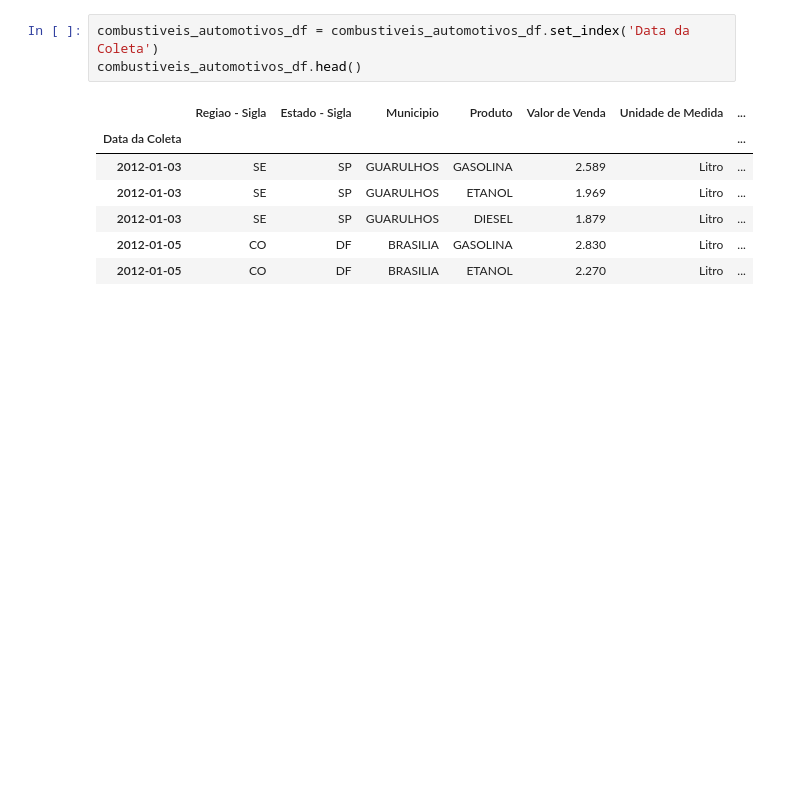
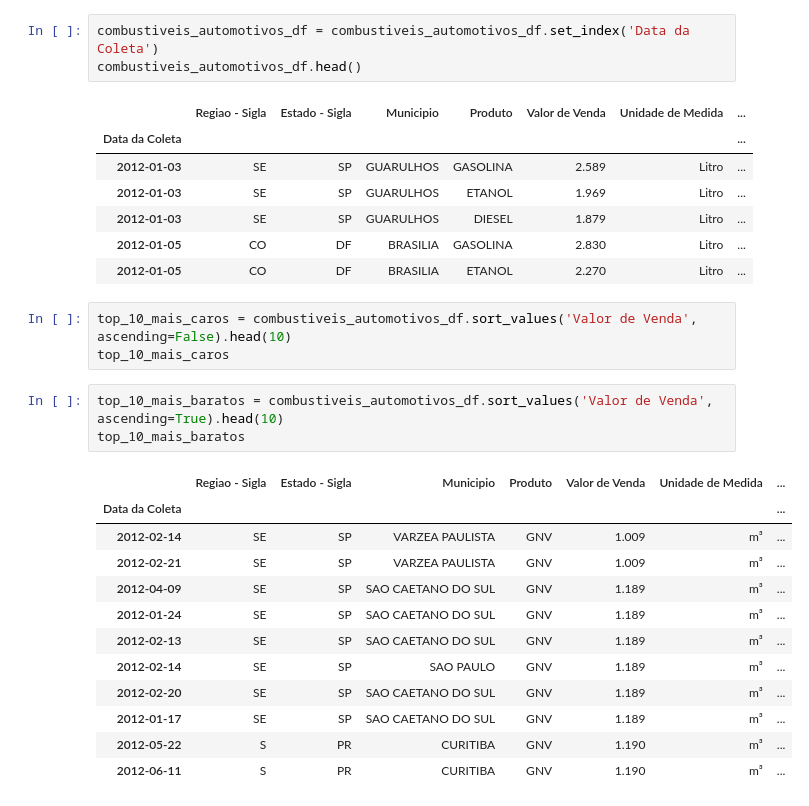
Before and after one commit to Jacksonvieira431/combustiveis_automotivos, a Jupyter notebook: Analise.ipynb, the cells around one changed output. Saved outputs shown, nothing was run; the diff lists cells and outputs as text; blank space fills up the shorter version.

Commit message:
Descobrindo top 10 registros mais caros e mais baratos da decada

```diff
--- a/Analise.ipynb
+++ b/Analise.ipynb
@@ -309,3 +315,22 @@ combustiveis_automotivos_df.head()
 | 2012-01-03 | SE | SP | GUARULHOS | DIESEL | 1.879 | Litro | ... |
 | 2012-01-05 | CO | DF | BRASILIA | GASOLINA | 2.830 | Litro | ... |
 | 2012-01-05 | CO | DF | BRASILIA | ETANOL | 2.270 | Litro | ... |
+# %%
+top_10_mais_caros = combustiveis_automotivos_df.sort_values('Valor de Venda', ascending=False).head(10)
+top_10_mais_caros
+# %%
+top_10_mais_baratos = combustiveis_automotivos_df.sort_values('Valor de Venda', ascending=True).head(10)
+top_10_mais_baratos
+# %% [output]
+|  | Regiao - Sigla | Estado - Sigla | Municipio | Produto | Valor de Venda | Unidade de Medida | ... |
+| Data da Coleta |  |  |  |  |  |  | ... |
+| 2012-02-14 | SE | SP | VARZEA PAULISTA | GNV | 1.009 | m³ | ... |
+| 2012-02-21 | SE | SP | VARZEA PAULISTA | GNV | 1.009 | m³ | ... |
+| 2012-04-09 | SE | SP | SAO CAETANO DO SUL | GNV | 1.189 | m³ | ... |
+| 2012-01-24 | SE | SP | SAO CAETANO DO SUL | GNV | 1.189 | m³ | ... |
+| 2012-02-13 | SE | SP | SAO CAETANO DO SUL | GNV | 1.189 | m³ | ... |
+| 2012-02-14 | SE | SP | SAO PAULO | GNV | 1.189 | m³ | ... |
+| 2012-02-20 | SE | SP | SAO CAETANO DO SUL | GNV | 1.189 | m³ | ... |
+| 2012-01-17 | SE | SP | SAO CAETANO DO SUL | GNV | 1.189 | m³ | ... |
+| 2012-05-22 | S | PR | CURITIBA | GNV | 1.190 | m³ | ... |
+| 2012-06-11 | S | PR | CURITIBA | GNV | 1.190 | m³ | ... |
```
Also changed, not shown: parts of 1 cell of this notebook, 1 other file.
